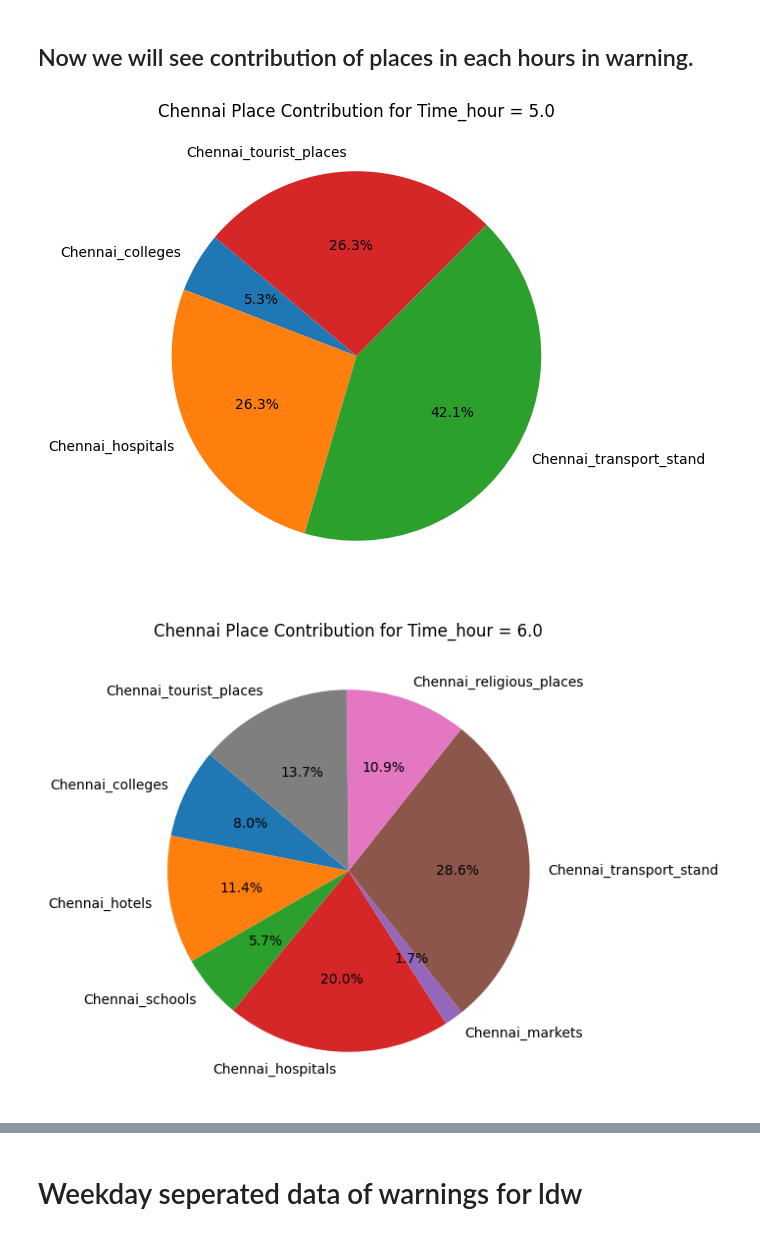
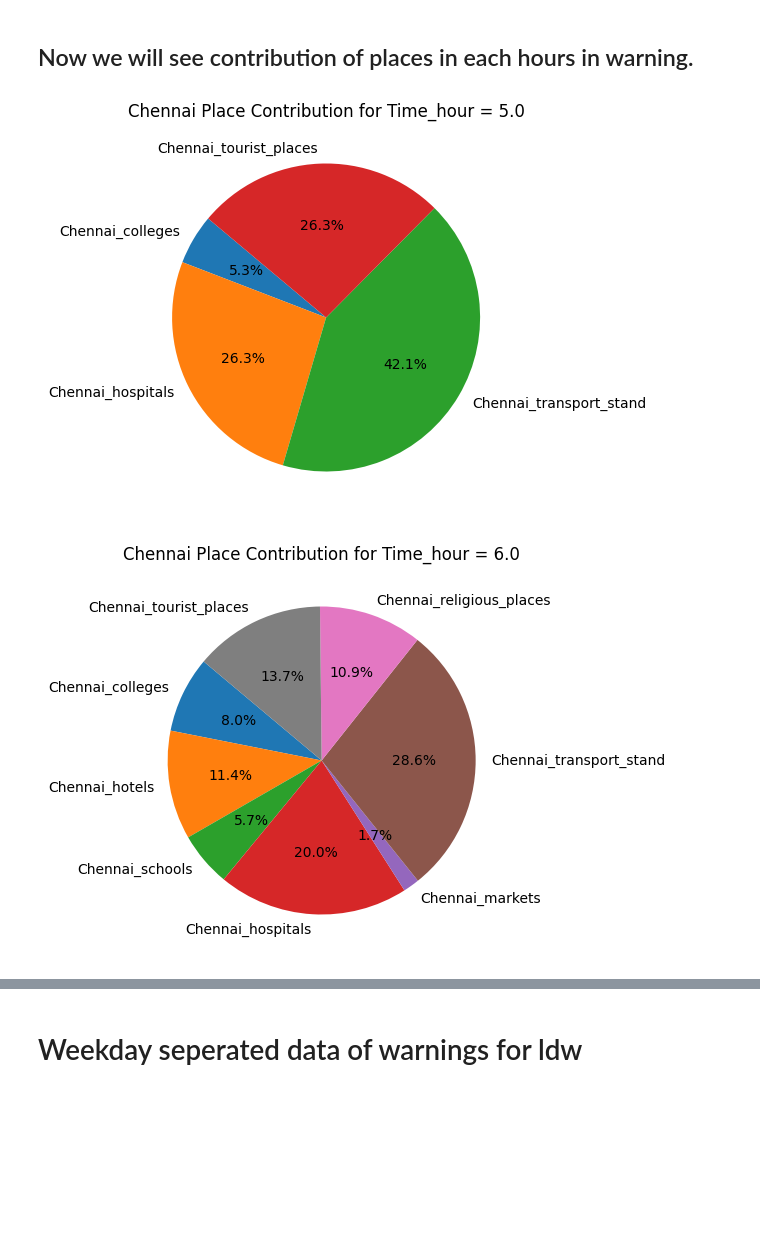
Before and after one commit to shivam-kumar-thakur/adas-data-analysis, a Jupyter notebook: ldw.ipynb, the cells around one changed output, grey strips where cells are left out. Drawn from its saved outputs; the diff is of its cells as text; code cells hidden in the pictures; blank space fills up the shorter version.

```diff
--- a/ldw.ipynb
+++ b/ldw.ipynb
@@ -60,38 +39,24 @@ In morning relatively avg speed is more compare to evening for ldw warning, why
 # %% [markdown]
 ## Now we will see contribution of places in each hours in warning.
 # %%
-
-
-# Load your DataFrame from the CSV file
 df = pd.read_csv(r"D:\Jupyter lab\unnati_phase1_data\Time basis\alert concenteration hourly with places count\cas_ldw.csv")
-
-# Drop the "Lat" and "Long" columns, as well as columns 'Count' and 'Avg_speed'
 df = df.drop(["Lat", "Long", "Count", "Avg_speed"], axis=1)
-
-# Group the data by 'Time_hour' and calculate the sum for each group
 grouped_df = df.groupby('Time_hour').sum()
-
-# Calculate the total for each 'Time_hour' group
 grouped_df['Total'] = grouped_df.sum(axis=1)
-
-# Iterate through 'Time_hour' values and create pie charts only if any percentage is greater than 0
 for time_hour, row in grouped_df.iterrows():
-    chennai_places = row[:-1]  # Exclude the last column, which is the 'Total'
-    total = row['Total']
-
-    # Calculate percentages
+    chennai_places = row[:-1]
+    total = row["Total"]
     percentages = (chennai_places / total) * 100
 
-    # Check if any percentage is greater than 0
     if any(percentages > 0):
         labels = [place for place, percentage in percentages.items() if percentage > 0]
         percentages = [percentage for percentage in percentages if percentage > 0]
 
         # Create a pie chart
-        plt.figure(figsize=(6, 6))
+        plt.figure(figsize=(5, 5))
         plt.pie(percentages, labels=labels, autopct='%1.1f%%', startangle=140)
         plt.title(f"Chennai Place Contribution for Time_hour = {time_hour}")
         plt.show()
 # %% [output]
-[figure, old version]
+[figure, new version]
-[figure, old version]
+[figure, new version]
```
Also changed, not shown: parts of 12 cells of this notebook.
